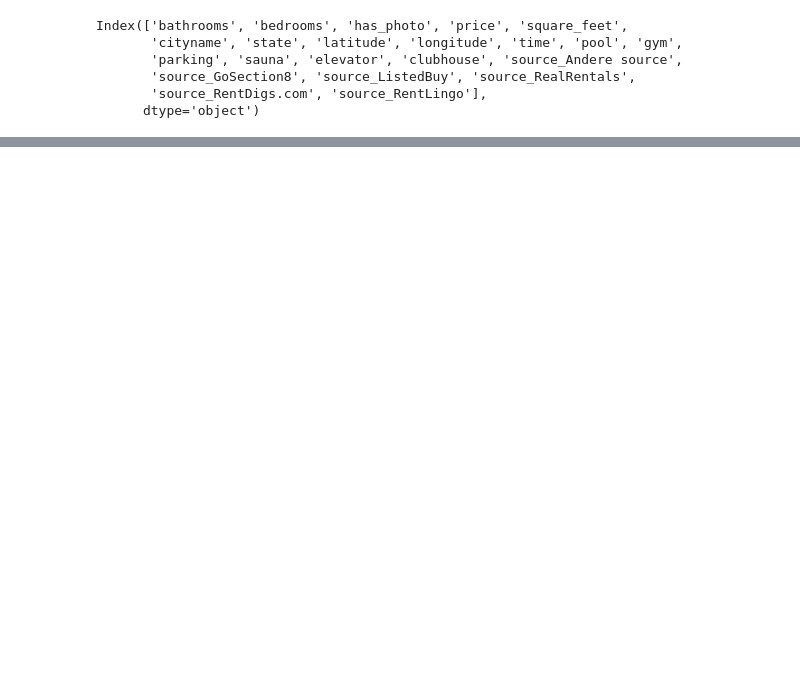
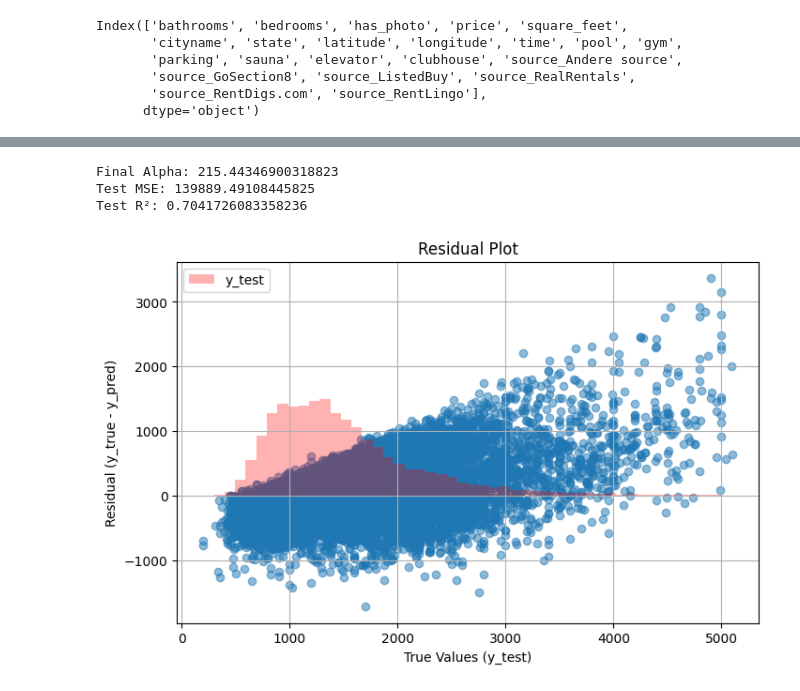
Before and after one commit to FelixFritz02/DataProject-WS-25-26, a Jupyter notebook: polynomial_regression.ipynb, the cells around one changed output, grey strips where cells are left out. Cells and saved outputs as stored; diff of their text form; code cells hidden in the pictures; blank space fills up the shorter version.

```diff
--- a/polynomial_regression.ipynb
+++ b/polynomial_regression.ipynb
@@ -27,7 +27,7 @@ from sklearn.linear_model import Ridge
 import numpy as np
 ridge_params = {"alpha": np.logspace(-3, 3, 10)}
 
-ridge_cv = NestedCVRegressorWithTargetEncoding(model = Ridge(), param_grid = ridge_params, encode_cols=["state"])
+ridge_cv = NestedCVRegressorWithTargetEncoding(model = Ridge(), param_grid = ridge_params, encode_cols=["state", "cityname"])
 ridge_cv.run(X, y, output=True)
 # %% [output]
 Fitting 5 folds for each of 10 candidates, totalling 50 fits
@@ -89 +89,78 @@ Mean MSE: 143741.22128971262
 Best Params: [{'model__ridge__alpha': np.float64(1000.0)}, {'model__ridge__alpha': np.float64(1000.0)}, {'model__ridge__alpha': np.float64(215.44346900318823)}, {'model__ridge__alpha': np.float64(215. ...
+# %%
+import numpy as np
+import matplotlib.pyplot as plt
+from sklearn.linear_model import Ridge
+from sklearn.model_selection import train_test_split
+from sklearn.metrics import mean_squared_error, r2_score
+from category_encoders import TargetEncoder
+
+# ---------------------------------------------------------
+# 1️⃣ Finales Alpha aus Nested CV (von dir vorher berechnet)
+# ---------------------------------------------------------
+best_parameters = ridge_poly_cv.get_best_params()   # liefert Liste von dicts
+
+alpha_values = [float(list(p.values())[0]) for p in best_parameters]
+final_alpha = np.median(alpha_values)
+print("Final Alpha:", final_alpha)
+
+# ---------------------------------------------------------
+# 2️⃣ Train/Test Split
+# ---------------------------------------------------------
+X_train, X_test, y_train, y_test = train_test_split(
+    X, y, test_size=0.2, random_state=42
+)
+
+
+# ---------------------------------------------------------
+# 3️⃣ Target Encoding korrekt (nur auf TRAIN fitten!)
+# ---------------------------------------------------------
+te = TargetEncoder(cols=["state", "cityname"])   # deine kategorische Spalte
+
+# Auf TRAIN fitten
+te.fit(X_train[["state", "cityname"]], y_train)
+
+# Transformieren
+X_train_enc = X_train.copy()
+X_test_enc = X_test.copy()
+
+X_train_enc[["cityname", "state"]] = te.transform(X_train[["cityname", "state"]])
+X_test_enc[["cityname", "state"]] = te.transform(X_test[["cityname", "state"]])
+
+# 1. Alpha setzen
+poly_ridge.set_params(ridge__alpha=final_alpha)
+
+# 2. Fitten
+poly_ridge.fit(X_train_enc, y_train)
+
+# 3. Vorhersagen
+y_pred = poly_ridge.predict(X_test_enc)
+
+
+mse = mean_squared_error(y_test, y_pred)
+r2 = r2_score(y_test, y_pred)
+
+print("Test MSE:", mse)
+print("Test R²:", r2)
+
+# ---------------------------------------------------------
+# 6️⃣ Residual Plot (Residuals oder Absolute Error)
+# ---------------------------------------------------------
+residuals = y_test - y_pred
+abs_error = np.abs(y_test - y_pred)
+
+plt.figure(figsize=(8,5))
+scatter = plt.scatter(y_test, residuals,
+                      alpha=0.5)
+plt.xlabel("True Values (y_test)")
+plt.ylabel("Residual (y_true - y_pred)")
+plt.title("Residual Plot")
+plt.grid(True)
+plt.hist(y_test, bins = 50, alpha=0.3, label='y_test', color='red')
+plt.legend()
+plt.show()
+# %% [output]
+Final Alpha: 215.44346900318823
+Test MSE: 139889.49108445825
+Test R²: 0.7041726083358236
+[figure, added]
```
Also changed, not shown: parts of 2 cells of this notebook, 2 other files.
